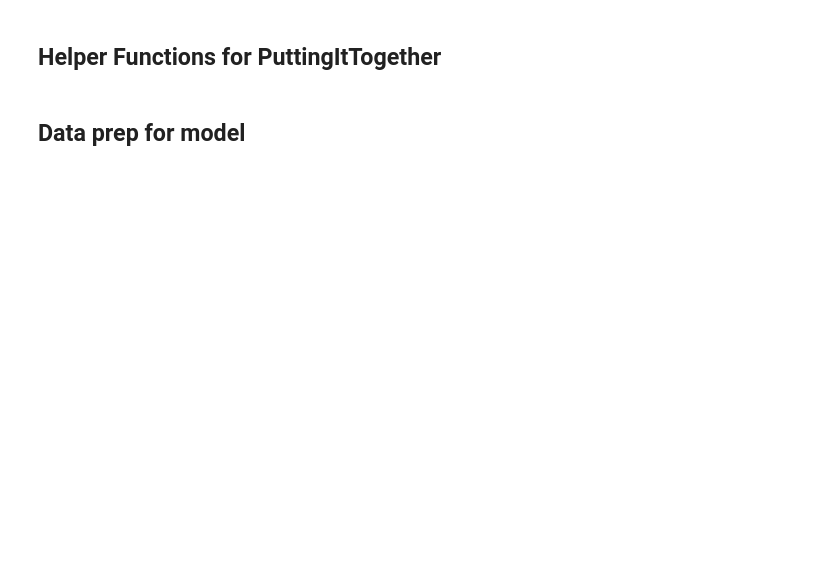
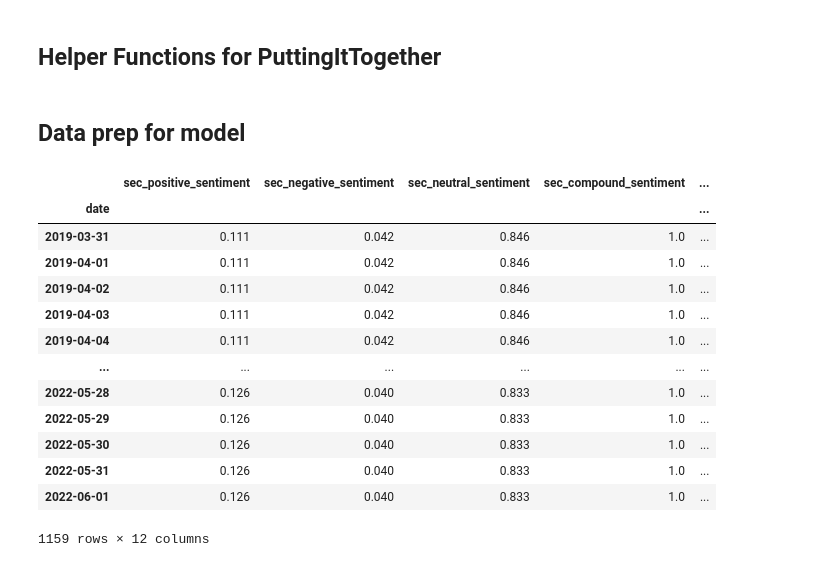
Before and after one commit to JoeHGeoghegan/P2G2-ProjectGit, a Jupyter notebook: Notebooks/Andrew.ipynb, the cells around one changed output. Saved outputs shown, nothing was run; the diff lists cells and outputs as text; code cells hidden in the pictures; blank space fills up the shorter version.

Commit message:
loaded and cleaned data for all stocks and concatenated sec and subreddit data and began building recurrent neural net model

```diff
--- a/Notebooks/Andrew.ipynb
+++ b/Notebooks/Andrew.ipynb
@@ -174,0 +154,6 @@ from tensorflow.keras.layers import LSTM, Dense, Dropout
+# %%
+# Reindex to the daily index, forward fill.
+def ffill_dates(df, start_date, end_date, date_col):
+    idx_daily = pd.date_range(start=start_date, end=end_date, freq='D')
+    df = df.set_index(date_col).reindex(idx_daily, method='ffill').reset_index().rename(columns={'index': 'date'})
+    return df
@@ -174,0 +165,39 @@ from tensorflow.keras.layers import LSTM, Dense, Dropout
+# %%
+uber_sec_df = ffill_dates(uber_sec_df, '2019-03-31', '2022-06-01', 'date')
+uber_sec_df
+# %%
+uber_sec_df.set_index('date',inplace=True)
+# %%
+uber_df.rename(columns={'Unnamed: 0': 'date'},inplace=True)
+uber_df['date'] = pd.to_datetime(uber_df['date'])
+uber_df = return_bin(uber_df)
+uber_df = uber_df[uber_df['return_bin'].notna()]
+uber_df.set_index('date',inplace=True)
+# %%
+uber_data = pd.concat([uber_sec_df,uber_df],axis=1,join='outer')
+uber_data['return_bin'] = uber_data['return_bin'].fillna('no gain/loss')
+uber_data['returns'] = uber_data['returns'].fillna(0)
+uber_data[['stockmarket_compound_sentiment','stockmarket_positive_sentiment','stockmarket_neutral_sentiment','stockmarket_negative_sentiment','close']] = uber_data[['stockmarket_compound_sentiment','stockmarket_positive_sentiment','stockmarket_neutral_sentiment','stockmarket_negative_sentiment','close']].fillna(method='bfill')
+uber_data['volume'] = uber_data['volume'].fillna(uber_data['volume'].mean())
+uber_data = uber_data.drop(columns='ticker').rename(
+    columns={'pos':'sec_positive_sentiment',
+    'neg':'sec_negative_sentiment',
+    'neu':'sec_neutral_sentiment',
+    'compound':'sec_compound_sentiment'}
+)
+uber_data
+# %% [output]
+|  | sec_positive_sentiment | sec_negative_sentiment | sec_neutral_sentiment | sec_compound_sentiment | ... |
+| date |  |  |  |  | ... |
+| 2019-03-31 | 0.111 | 0.042 | 0.846 | 1.0 | ... |
+| 2019-04-01 | 0.111 | 0.042 | 0.846 | 1.0 | ... |
+| 2019-04-02 | 0.111 | 0.042 | 0.846 | 1.0 | ... |
+| 2019-04-03 | 0.111 | 0.042 | 0.846 | 1.0 | ... |
+| 2019-04-04 | 0.111 | 0.042 | 0.846 | 1.0 | ... |
+| ... | ... | ... | ... | ... | ... |
+| 2022-05-28 | 0.126 | 0.040 | 0.833 | 1.0 | ... |
+| 2022-05-29 | 0.126 | 0.040 | 0.833 | 1.0 | ... |
+| 2022-05-30 | 0.126 | 0.040 | 0.833 | 1.0 | ... |
+| 2022-05-31 | 0.126 | 0.040 | 0.833 | 1.0 | ... |
+| 2022-06-01 | 0.126 | 0.040 | 0.833 | 1.0 | ... |
+1159 rows × 12 columns
```
Also changed, not shown: parts of 15 cells of this notebook, 2 other files.
